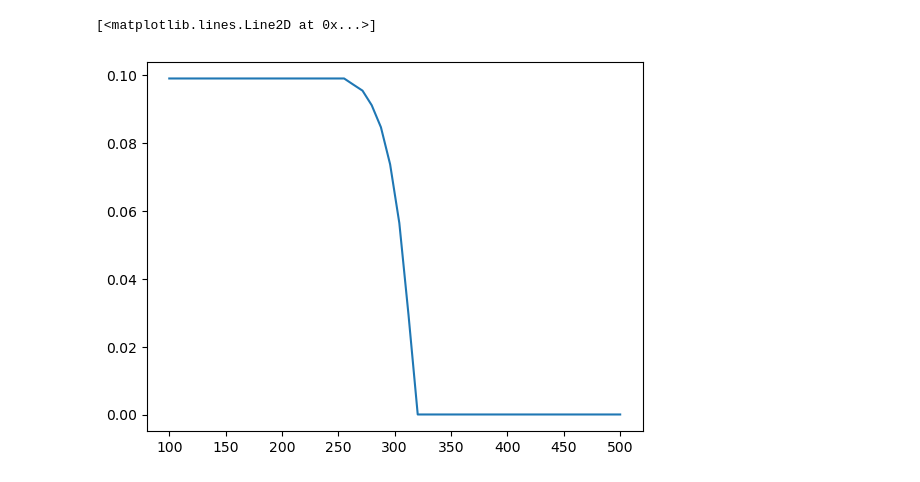
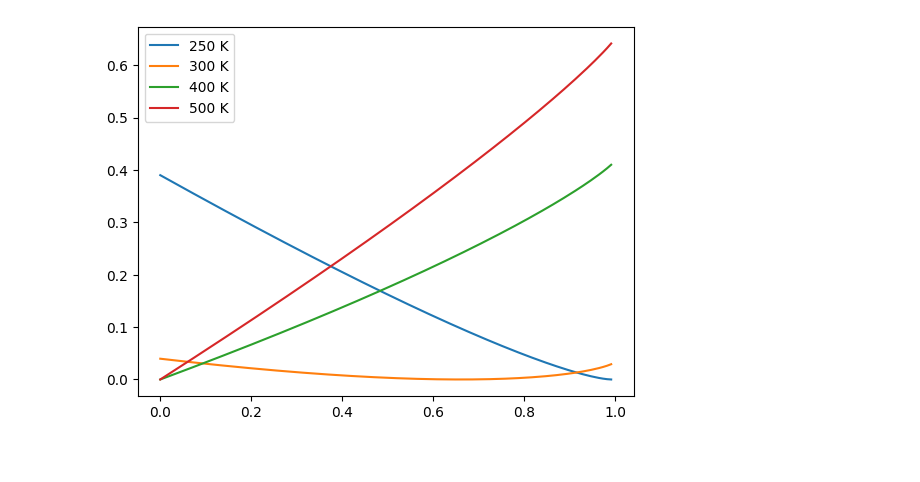
Before and after one commit to HajimeKawahara/exogibbs, a Jupyter notebook: documents/ipynb/fastchem_cond_chemical_potential.ipynb, the cells around one changed output. Saved outputs shown, nothing was run; the diff lists cells and outputs as text; code cells hidden in the pictures.

```diff
--- a/documents/ipynb/fastchem_cond_chemical_potential.ipynb
+++ b/documents/ipynb/fastchem_cond_chemical_potential.ipynb
@@ -102,16 +96,17 @@ for T in Tarr:
-# %%
-plt.plot(Tarr, mastarr)
-# %% [output]
-[<matplotlib.lines.Line2D at 0x...>]
-[figure, removed]
 # %%
-Parr = np.logspace(-3,3,50)
-Tarr = np.linspace(100,500,50)
+from tqdm import tqdm
+Parr = np.logspace(-3,3,150)
+for T in [250,300,400,500]:
+    plt.plot(marr/nh2o, gibbs_given(marr,T) - np.nanmin(gibbs_given(marr,T)), label=str(T)+" K")
+plt.legend()
+Tarr = np.linspace(100,500,150)
 
 mastarr = []
-for p in Parr:
+for p in tqdm(Parr):
     mastarr_t = []
     for T in Tarr:
         mastarr_t.append(mmin(T,p))
     mastarr.append(mastarr_t)
 mastarr = np.array(mastarr)
+# %% [output]
+[figure, added]
```
Also changed, not shown: parts of 11 cells of this notebook, 6 other files.
